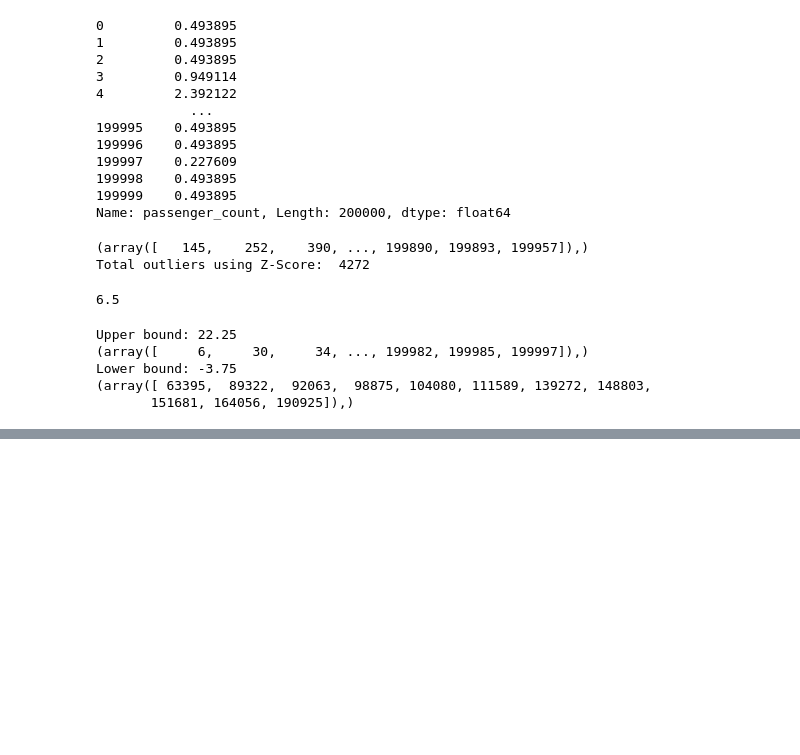
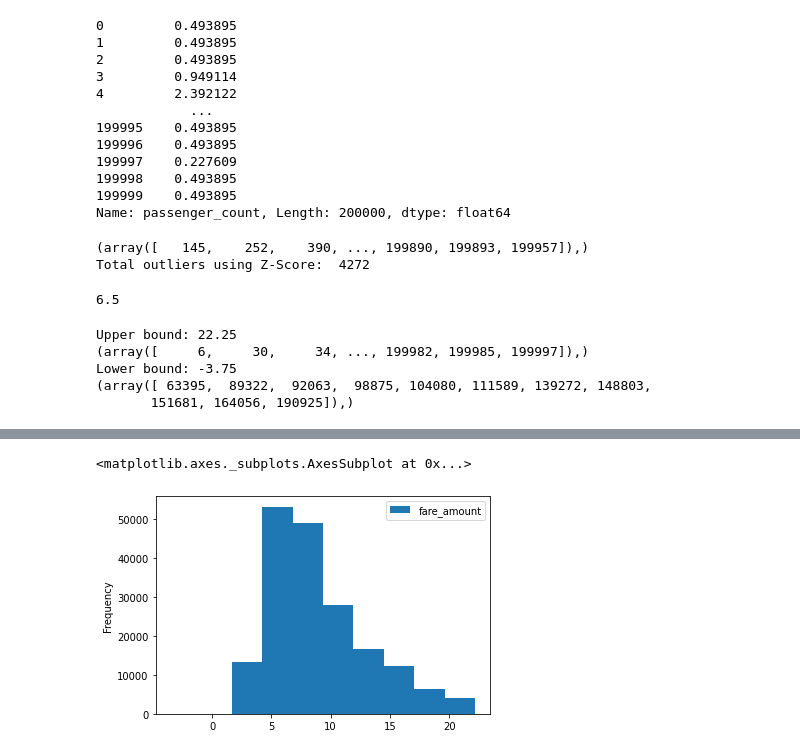
Before and after one commit to RohanDoshi21/PICT-TE-SEM6-DSBDAL, a Jupyter notebook: Assignment2.ipynb, the cells around one changed output, grey strips where cells are left out. Cells and saved outputs as stored; diff of their text form; code cells hidden in the pictures; blank space fills up the shorter version.

```diff
--- a/Assignment2.ipynb
+++ b/Assignment2.ipynb
@@ -162,0 +226,6 @@ Lower bound: -3.75
+# %%
+# As we have only considered one column, fare_amount and removed its outliers, we will use it
+df.plot(kind='hist', y='fare_amount')
+# %% [output]
+<matplotlib.axes._subplots.AxesSubplot at 0x...>
+[figure, added]
```
Also changed, not shown: parts of 10 cells of this notebook.
